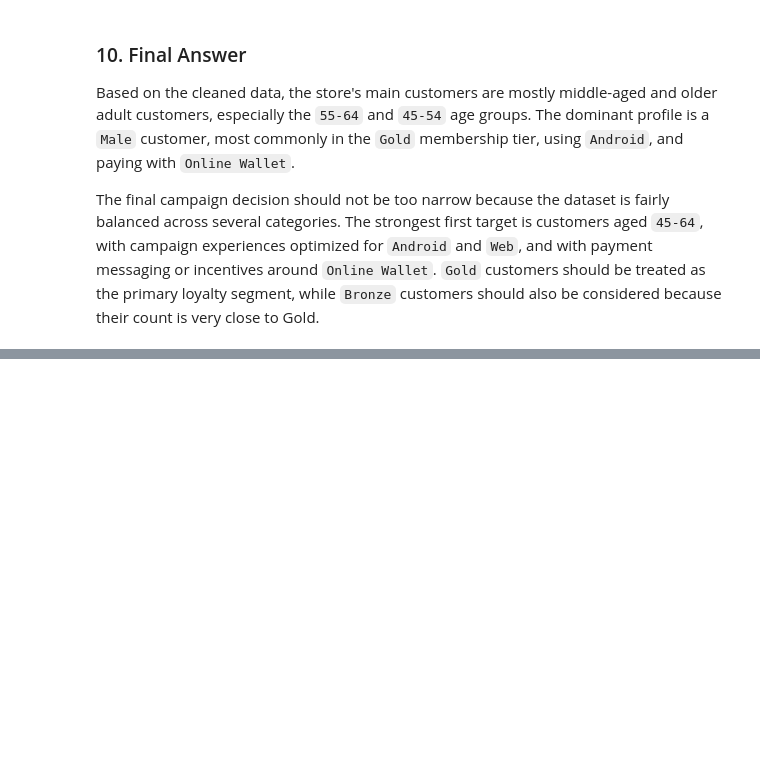
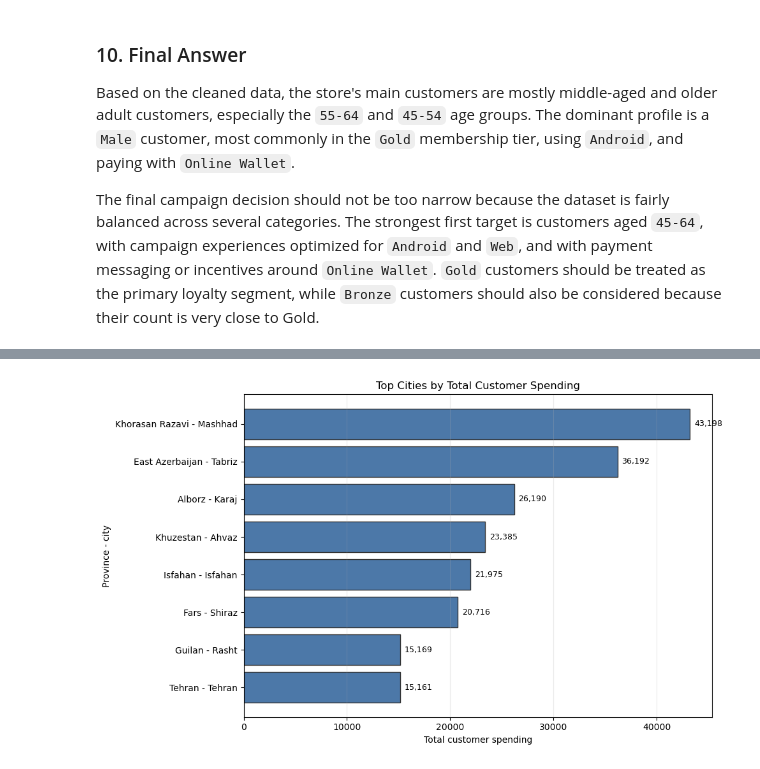
Before and after one commit to FatemehDehghan224/studybuild-customer-analysis-02, a Jupyter notebook: submissions/FatemehDehghan224/analysis_code/customer_profile_analysis.ipynb, the cells around one changed output, grey strips where cells are left out. Saved outputs shown, nothing was run; the diff lists cells and outputs as text; code cells hidden in the pictures; blank space fills up the shorter version.

```diff
--- a/submissions/FatemehDehghan224/analysis_code/customer_profile_analysis.ipynb
+++ b/submissions/FatemehDehghan224/analysis_code/customer_profile_analysis.ipynb
@@ -529,0 +796,43 @@ The final campaign decision should not be too narrow because the dataset is fair
+# %%
+def plot_top_cities_by_revenue(
+    city_summary: pd.DataFrame,
+    top_n: int = 10,
+) -> plt.Axes:
+    """Plot the highest-value cities using a horizontal bar chart.
+
+    Args:
+        city_summary: City-level metrics.
+        top_n: Maximum number of cities to display.
+
+    Returns:
+        The Matplotlib axes containing the chart.
+    """
+    if top_n < 1:
+        raise ValueError("top_n must be at least 1.")
+
+    chart_data = city_summary.nlargest(top_n, "total_revenue").sort_values("total_revenue")
+    labels = chart_data["province"] + " - " + chart_data["city"]
+
+    fig, ax = plt.subplots(figsize=(10, 6))
+    bars = ax.barh(labels, chart_data["total_revenue"], color="#4C78A8", edgecolor="#333333")
+    for bar, value in zip(bars, chart_data["total_revenue"]):
+        ax.annotate(
+            f"{value:,.0f}",
+            (bar.get_width(), bar.get_y() + bar.get_height() / 2),
+            xytext=(5, 0),
+            textcoords="offset points",
+            va="center",
+            fontsize=9,
+        )
+    ax.set_title("Top Cities by Total Customer Spending")
+    ax.set_xlabel("Total customer spending")
+    ax.set_ylabel("Province - city")
+    ax.grid(axis="x", alpha=0.25)
+    plt.tight_layout()
+    plt.show()
+    return ax
+
+
+top_city_chart = plot_top_cities_by_revenue(city_summary)
+# %% [output]
+[figure, added]
```
Also changed, not shown: parts of 64 cells of this notebook, 1 other file.
